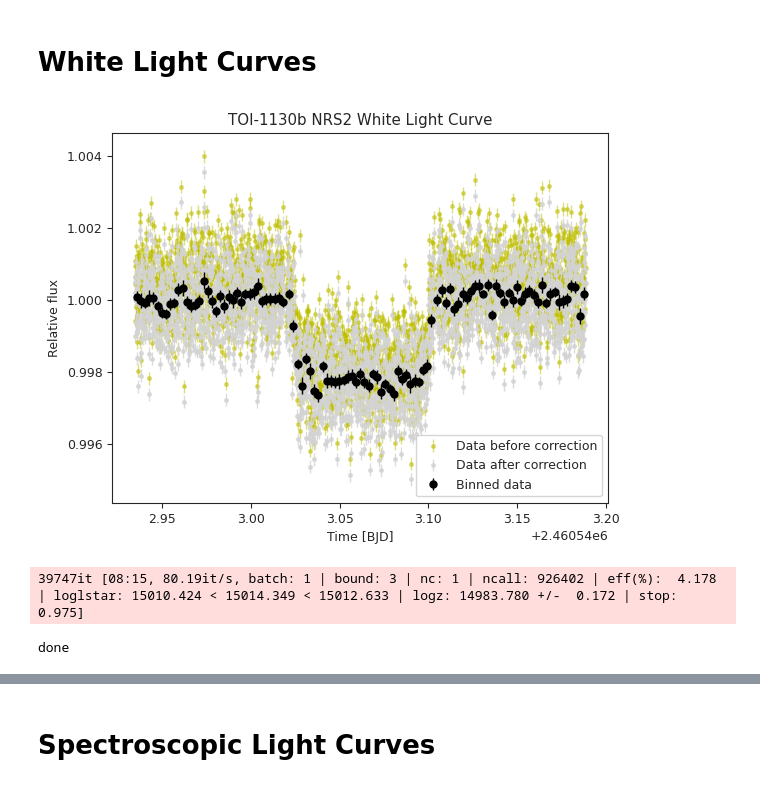
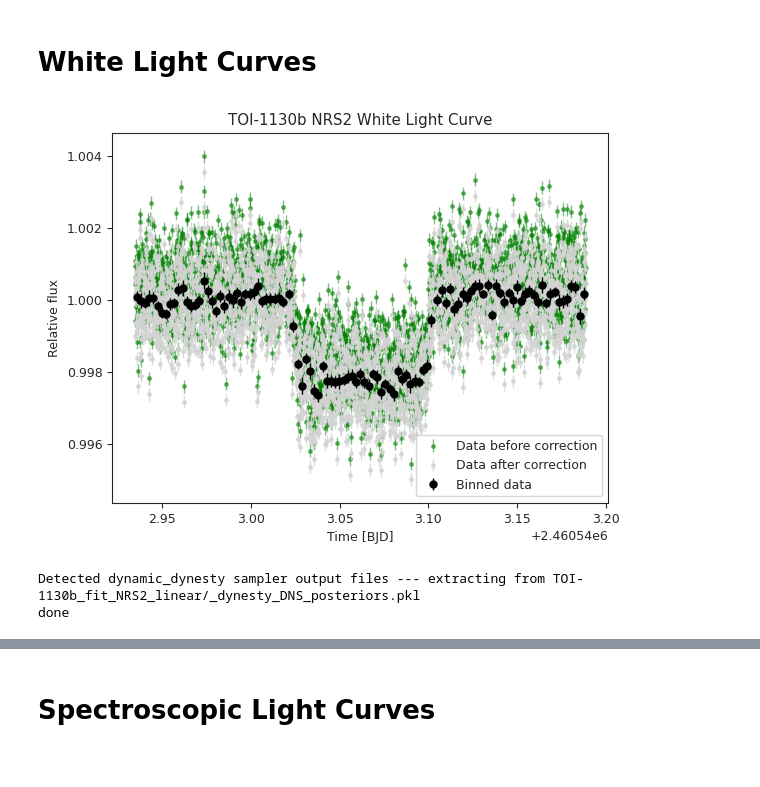
Before and after one commit to m23lau/subneptune, a Jupyter notebook: lc_fit_notebook.ipynb, the cells around one changed output, grey strips where cells are left out. Drawn from its saved outputs; the diff is of its cells as text; code cells hidden in the pictures.

```diff
--- a/lc_fit_notebook.ipynb
+++ b/lc_fit_notebook.ipynb
@@ -46,30 +43,30 @@ itm = 'NRS2'
 # %%
 # Define time and flux data points
 t = data['spectra']['times']
 f_wl = data['whitelight']
 ferr_wl = data['whitelight_err']
 
-plt.errorbar(t, f_wl, yerr = ferr_wl, fmt = '.', color = 'y', ms = 5, elinewidth = 1, alpha = 0.5, label = 'Data before correction', zorder = 1)
+plt.errorbar(t, f_wl, yerr = ferr_wl, fmt = '.', color = 'g', ms = 5, elinewidth = 1, alpha = 0.5, label = 'Data before correction', zorder = 1)
 
 # Normalize flux such that the out-of-transit flux = 1
 f_med = np.nanmedian(f_wl[:100])
 f_wl, ferr_wl = f_wl / f_med, ferr_wl / f_med
 tbin, fbin, ferrbin = juliet.bin_data(t, f_wl, 25)
 
 plt.errorbar(t, f_wl, yerr = ferr_wl, fmt = '.', color = 'lightgrey', ms = 5, elinewidth = 1, alpha = 0.8, label = 'Data after correction', zorder = 5)
 plt.errorbar(tbin, fbin, yerr = ferrbin, fmt = '.', color = 'k', ms = 10, elinewidth = 1, label = 'Binned data', zorder = 10)
 
 plt.title(pn+' '+itm+ ' White Light Curve')
 plt.xlabel('Time [BJD]')
 plt.ylabel('Relative flux')
 
 # Define root-mean-squared values
 rms = ts.utils.get_mad_sigma(np.median(f_wl[: 100] - 1.), f_wl[: 100] - 1.) * 1e6
 rms_predicted = np.median(ferr_wl[: 100]) * 1e6
 
 plt.legend()
 plt.show()
 # %% [output]
-[figure, old version]
+[figure, new version]
 # %%
 # Define standardized regressors for linear and/or GP fits
@@ -144,15 +141,15 @@ GP_regressors[itm] = regressors
 
 # Load dataset and run sampler, again comment out everything except for the one you're running
 
-# Just transit
-dataset = juliet.load(priors = priors, t_lc = times, y_lc = fluxes, yerr_lc = fluxes_err,
-                 ld_laws = 'quadratic', out_folder = pn+'_fit_'+itm)
+# # Just transit
+# dataset = juliet.load(priors = priors, t_lc = times, y_lc = fluxes, yerr_lc = fluxes_err,
+#                  ld_laws = 'quadratic', out_folder = pn+'_fit_'+itm)
 # #---------------------------------------------------------------------------------------------
 
-# # Linear
-# dataset = juliet.load(priors = priors, t_lc = times, y_lc = fluxes, yerr_lc = fluxes_err,
-#                  linear_regressors_lc = linear_regressors,
-#                  ld_laws = 'quadratic', out_folder = pn+'_fit_'+itm+'_linear')
+# Linear
+dataset = juliet.load(priors = priors, t_lc = times, y_lc = fluxes, yerr_lc = fluxes_err,
+                 linear_regressors_lc = linear_regressors,
+                 ld_laws = 'quadratic', out_folder = pn+'_fit_'+itm+'_linear')
 # #---------------------------------------------------------------------------------------------
 
 # # GP
@@ -161,7 +158,7 @@ dataset = juliet.load(priors = priors, t_lc = times, y_lc = fluxes, yerr_lc = fl
 #                  ld_laws = 'quadratic', out_folder = pn+'_fit_'+itm+'_GP')
 #---------------------------------------------------------------------------------------------
 
-# # # Linear + GP
+# # Linear + GP
 # dataset = juliet.load(priors = priors, t_lc = times, y_lc = fluxes, yerr_lc = fluxes_err,
 #                  linear_regressors_lc = linear_regressors, GP_regressors_lc = GP_regressors,
 #                  ld_laws = 'quadratic', out_folder = pn+'_fit_'+itm+'_L+GP')
@@ -169,8 +166,8 @@ dataset = juliet.load(priors = priors, t_lc = times, y_lc = fluxes, yerr_lc = fl
 results = dataset.fit(sampler = 'dynamic_dynesty', nthreads = 3, verbose = True, n_live_points = 1000)
 print('done')
 # %% [output]
-39747it [08:15, 80.19it/s, batch: 1 | bound: 3 | nc: 1 | ncall: 926402 | eff(%):  4.178 | loglstar: 15010.424 < 15014.349 < 15012.633 | logz: 14983.780 +/-  0.172 | stop:  0.975]
+Detected dynamic_dynesty sampler output files --- extracting from TOI-1130b_fit_NRS2_linear/_dynesty_DNS_posteriors.pkl
+done
-done
 # %%
 # Take jitter values from posterior and multiply into errors
 sigma = np.median(results.posteriors['posterior_samples']['sigma_w_'+itm] * 1e-6)
```
Also changed, not shown: parts of 11 cells of this notebook.
